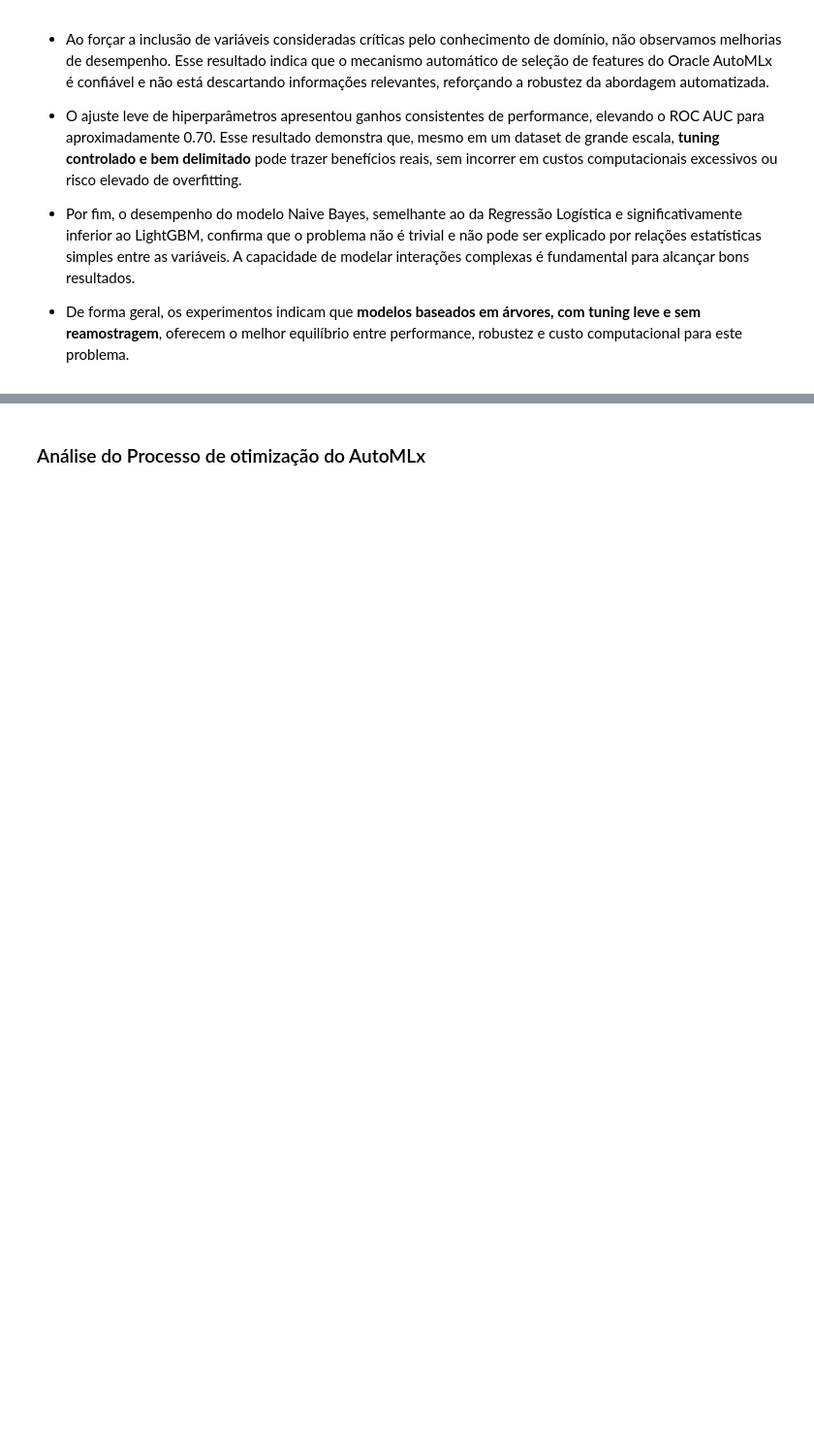
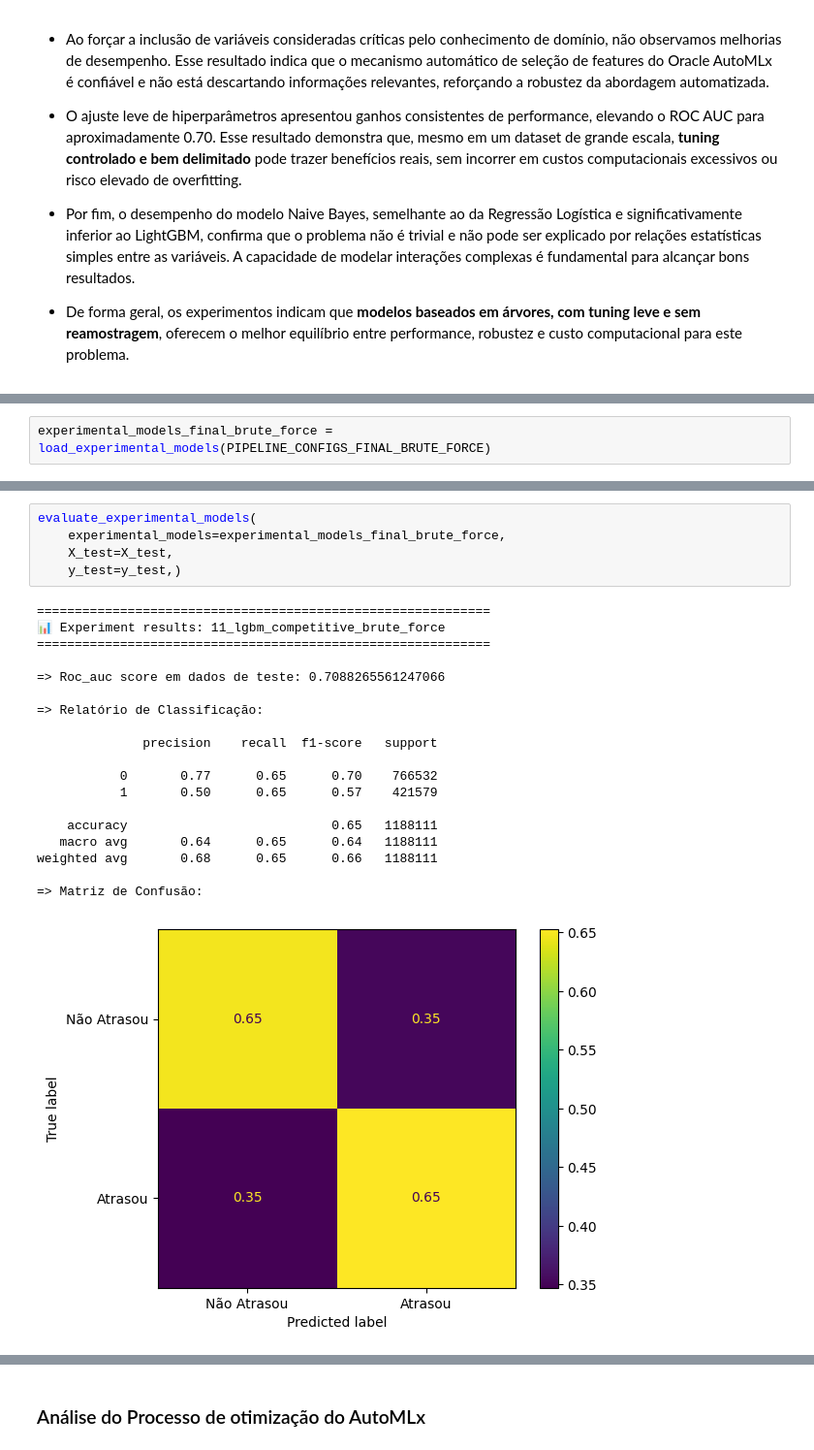
Before and after one commit to RavyBomfim/FlightOnTime-DataScience, a Jupyter notebook: main.ipynb, the cells around one changed output, grey strips where cells are left out. Shown at 97% size. Saved outputs shown, nothing was run; the diff lists cells and outputs as text; blank space fills up the shorter version.

```diff
--- a/main.ipynb
+++ b/main.ipynb
@@ -439,0 +818,2 @@ Os experimentos realizados fornecem uma visão clara sobre a natureza do problem
+# %%
+experimental_models_final_brute_force = load_experimental_models(PIPELINE_CONFIGS_FINAL_BRUTE_FORCE)
@@ -439,0 +913,25 @@ Os experimentos realizados fornecem uma visão clara sobre a natureza do problem
+# %%
+evaluate_experimental_models(
+    experimental_models=experimental_models_final_brute_force,
+    X_test=X_test,
+    y_test=y_test,)
+# %% [output]
+============================================================
+📊 Experiment results: 11_lgbm_competitive_brute_force
+============================================================
+
+=> Roc_auc score em dados de teste: 0.7088265561247066
+
+=> Relatório de Classificação:
+
+              precision    recall  f1-score   support
+
+           0       0.77      0.65      0.70    766532
+           1       0.50      0.65      0.57    421579
+
+    accuracy                           0.65   1188111
+   macro avg       0.64      0.65      0.64   1188111
+weighted avg       0.68      0.65      0.66   1188111
+
+=> Matriz de Confusão:
+[figure, added]
```
Also changed, not shown: parts of 59 cells of this notebook, 20 other files.
